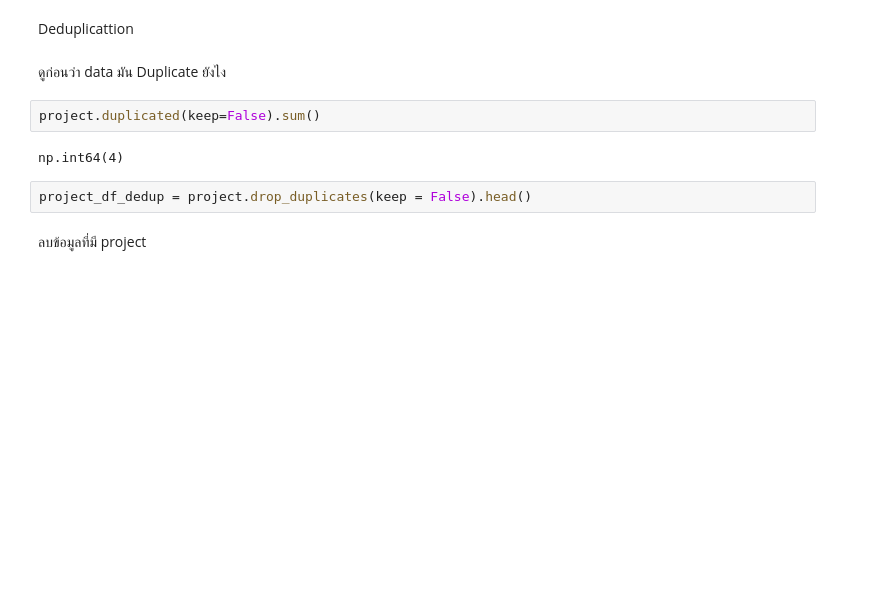
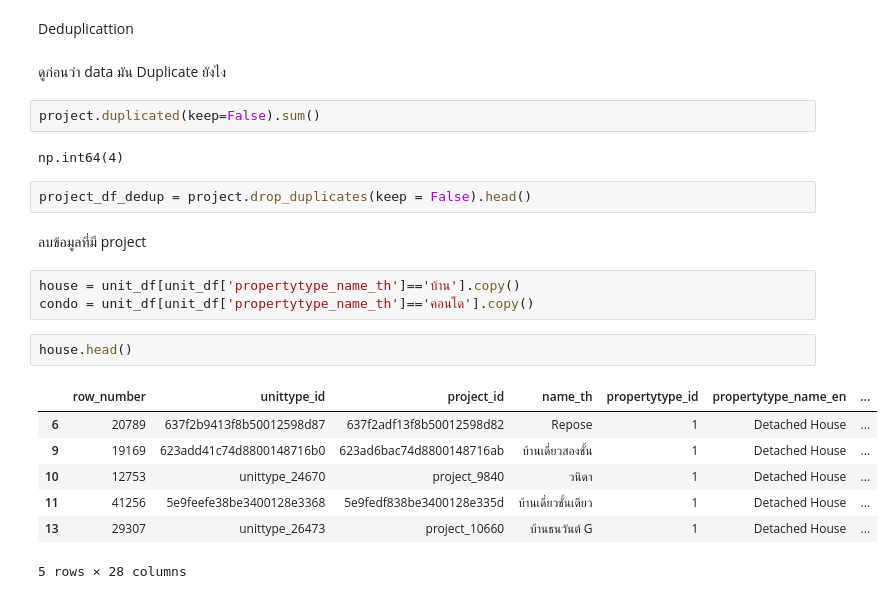
Before and after one commit to para662/BSC_DPDM, a Jupyter notebook: Ch3_Data_Preprocessing.ipynb, the cells around one changed output. Drawn from its saved outputs; the diff is of its cells as text; blank space fills up the shorter version.

```diff
--- a/Ch3_Data_Preprocessing.ipynb
+++ b/Ch3_Data_Preprocessing.ipynb
@@ -456,3 +453,16 @@ np.int64(4)
 project_df_dedup = project.drop_duplicates(keep = False).head()
 # %% [markdown]
 ลบข้อมูลที่มี project
+# %%
+house = unit_df[unit_df['propertytype_name_th']=='บ้าน'].copy()
+condo = unit_df[unit_df['propertytype_name_th']=='คอนโด'].copy()
+# %%
+house.head()
+# %% [output]
+|  | row_number | unittype_id | project_id | name_th | propertytype_id | propertytype_name_en | ... |
+| 6 | 20789 | 637f2b9413f8b50012598d87 | 637f2adf13f8b50012598d82 | Repose | 1 | Detached House | ... |
+| 9 | 19169 | 623add41c74d8800148716b0 | 623ad6bac74d8800148716ab | บ้านเดี่ยวสองชั้น | 1 | Detached House | ... |
+| 10 | 12753 | unittype_24670 | project_9840 | วนิดา | 1 | Detached House | ... |
+| 11 | 41256 | 5e9feefe38be3400128e3368 | 5e9fedf838be3400128e335d | บ้านเดี่ยวชั้นเดียว | 1 | Detached House | ... |
+| 13 | 29307 | unittype_26473 | project_10660 | บ้านธนวันต์ G | 1 | Detached House | ... |
+5 rows × 28 columns
```
Also changed, not shown: parts of 24 cells of this notebook.
